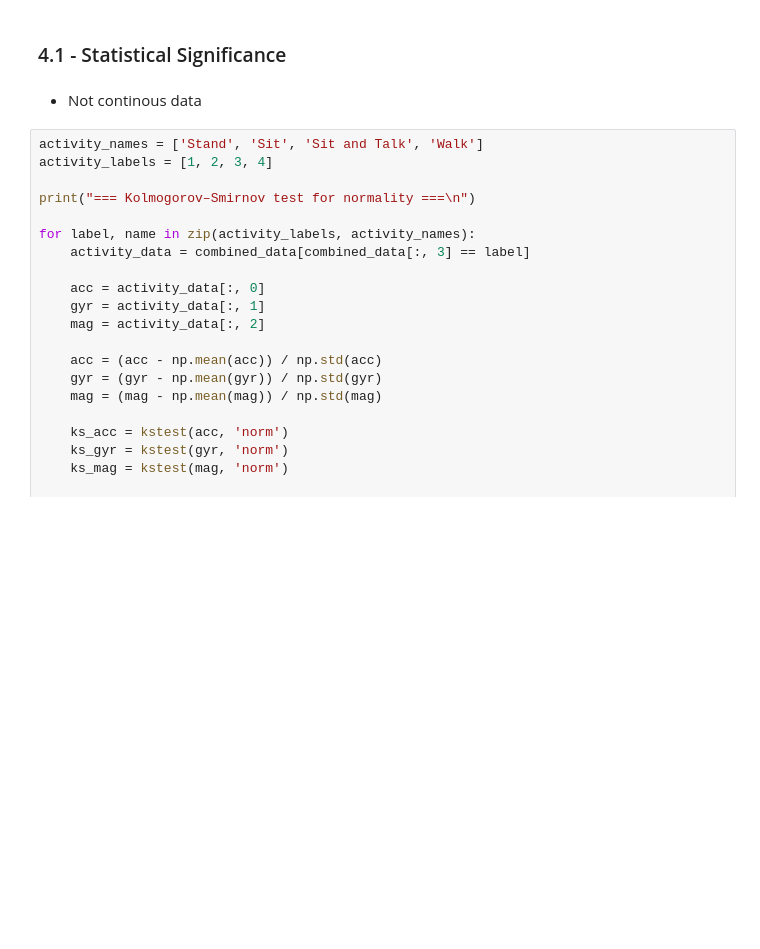
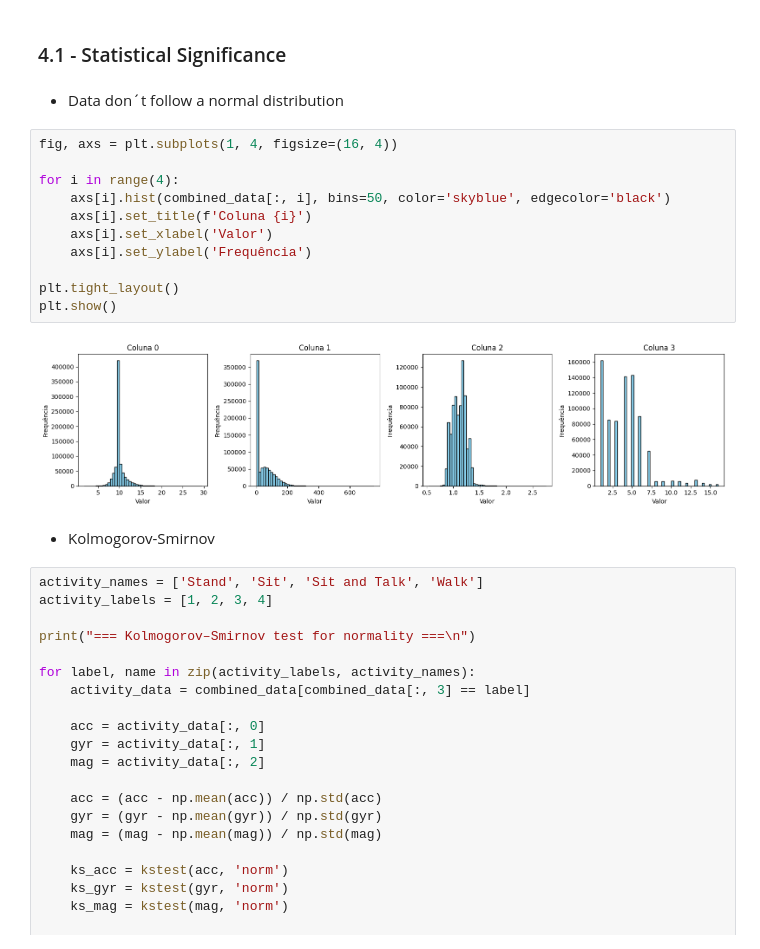
Before and after one commit to MiguelAnt17/detection_of_humans_activities, a Jupyter notebook: MiguelAntonio_2022237621.ipynb, the cells around one changed output. Drawn from its saved outputs; the diff is of its cells as text; blank space fills up the shorter version.

```diff
--- a/MiguelAntonio_2022237621.ipynb
+++ b/MiguelAntonio_2022237621.ipynb
@@ -778,7 +782,22 @@ print(outliers_idx,"\n")
 # %% [markdown]
 ### 4.1 - Statistical Significance
 # %% [markdown]
-- Not continous data
+- Data don´t follow a normal distribution
+# %%
+fig, axs = plt.subplots(1, 4, figsize=(16, 4))
+
+for i in range(4):
+    axs[i].hist(combined_data[:, i], bins=50, color='skyblue', edgecolor='black')
+    axs[i].set_title(f'Coluna {i}')
+    axs[i].set_xlabel('Valor')
+    axs[i].set_ylabel('Frequência')
+
+plt.tight_layout()
+plt.show()
+# %% [output]
+[figure, added]
+# %% [markdown]
+- Kolmogorov-Smirnov
 # %%
 activity_names = ['Stand', 'Sit', 'Sit and Talk', 'Walk']
 activity_labels = [1, 2, 3, 4]
```
Also changed, not shown: parts of 14 cells of this notebook.
